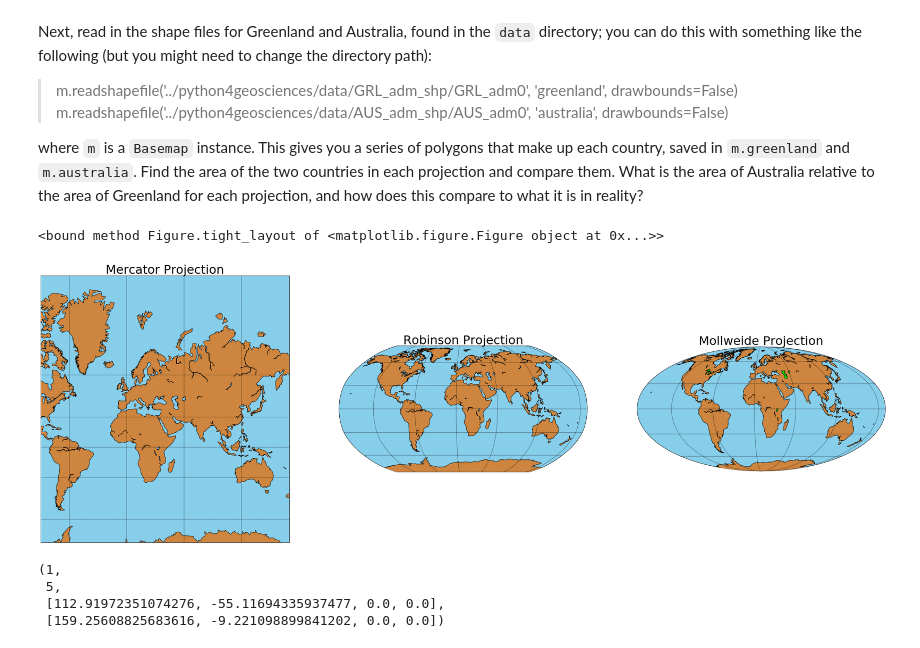
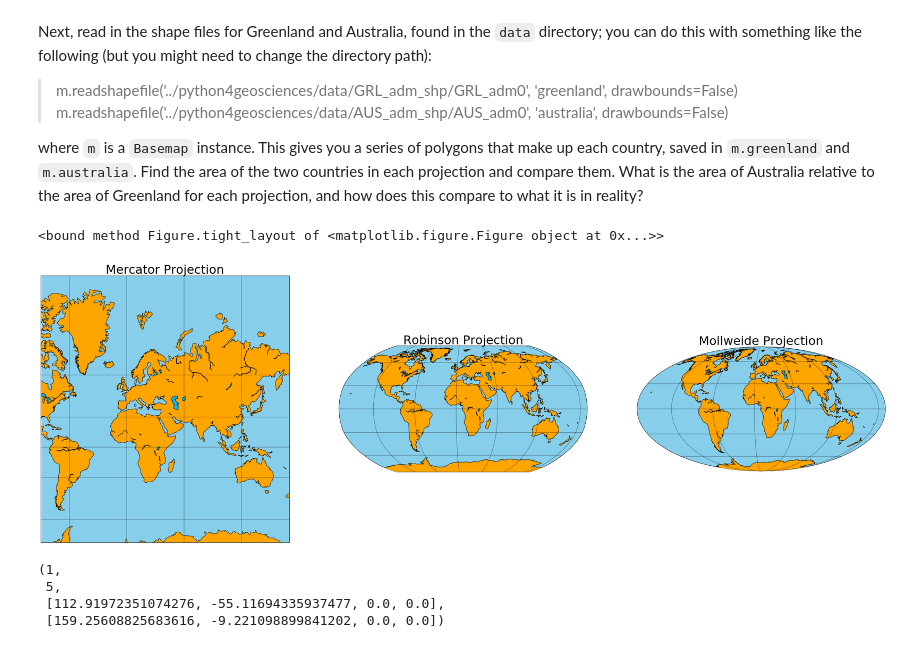
Before and after one commit to johntamu/python4geosciences-hw, a Jupyter notebook: hw05-solutions.ipynb, the cells around one changed output. Cells and saved outputs as stored; diff of their text form; code cells hidden in the pictures.

```diff
--- a/hw05-solutions.ipynb
+++ b/hw05-solutions.ipynb
@@ -305,37 +305,37 @@ merc = Basemap(projection='merc',
                ax=axes[0])
 
 merc.drawmapboundary(fill_color='skyblue')
-merc.fillcontinents(color='peru',lake_color='lightskyblue')
+merc.fillcontinents(color='orange',lake_color='deepskyblue')
 merc.drawcoastlines()
 merc.drawparallels(np.arange(-90.,91.,30.))
 merc.drawmeridians(np.arange(-180.,181.,60.))
 
 # Robinson Projection
 
 axes[1].set_title('Robinson Projection', size=32)
 rob = Basemap(projection='robin', lon_0 = 10, lat_0 = 50, ax=axes[1])
 
 rob.drawmapboundary(fill_color='skyblue')
-rob.fillcontinents(color='peru',lake_color='lightskyblue')
+rob.fillcontinents(color='orange',lake_color='deepskyblue')
 rob.drawcoastlines()
 rob.drawparallels(np.arange(-90.,120.,30.))
 rob.drawmeridians(np.arange(0.,420.,60.))
 
 # Mollweide Projection
 
 axes[2].set_title('Mollweide Projection', size=32)
 moll = Basemap(projection='moll', lon_0 = 10, lat_0 = 50, ax=axes[2])
 
 moll.drawmapboundary(fill_color='skyblue')
-moll.fillcontinents(color='peru',lake_color='lime')
+moll.fillcontinents(color='orange',lake_color='deepskyblue')
 moll.drawcoastlines()
 moll.drawparallels(np.arange(-90.,120.,30.))
 moll.drawmeridians(np.arange(0.,420.,60.))
 
 fig.tight_layout
 # %% [output]
 <bound method Figure.tight_layout of <matplotlib.figure.Figure object at 0x...>>
-[figure, old version]
+[figure, new version]
 # %%
 m.readshapefile('GRL_adm_shp/GRL_adm0', 'greenland', drawbounds=False)
 m.readshapefile('AUS_adm_shp/AUS_adm0', 'australia', drawbounds=False)
```
